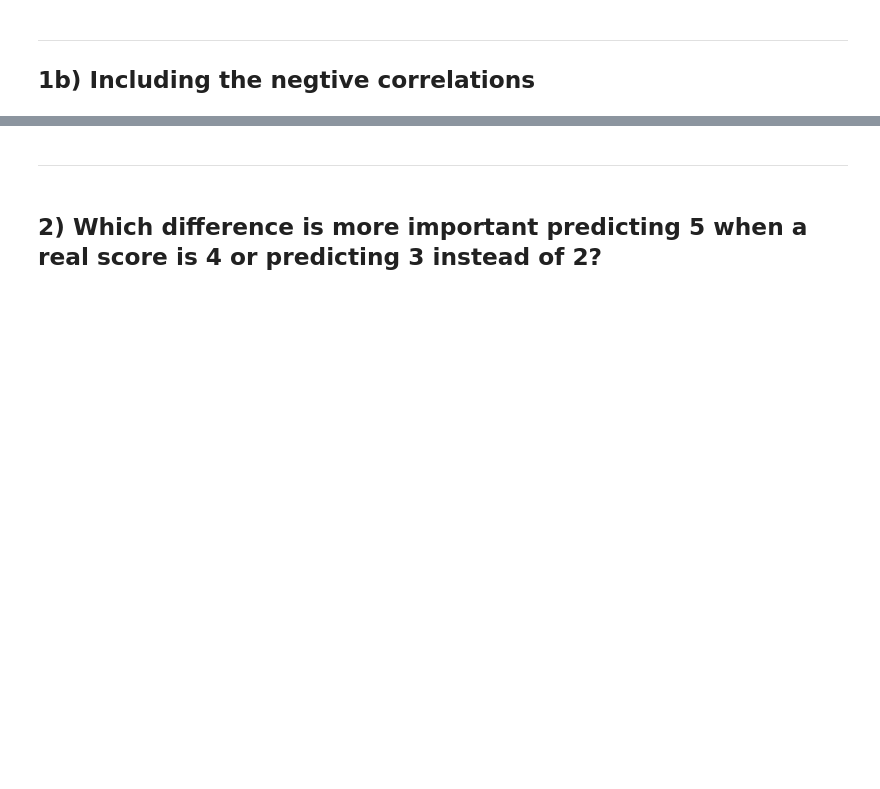
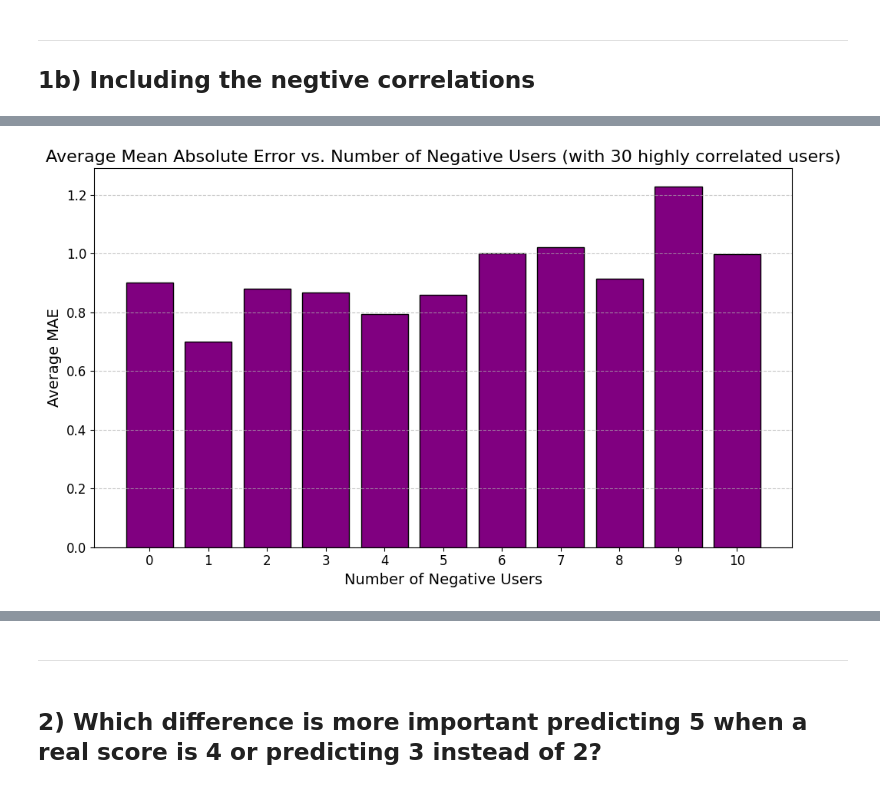
Before and after one commit to mmartyna123/InformationRetrieval, a Jupyter notebook: Lab5/Lab-IR5.ipynb, the cells around one changed output, grey strips where cells are left out. Drawn from its saved outputs; the diff is of its cells as text; code cells hidden in the pictures; blank space fills up the shorter version.

```diff
--- a/Lab5/Lab-IR5.ipynb
+++ b/Lab5/Lab-IR5.ipynb
@@ -823,0 +849,16 @@ From the graphs we see that including the negatively correlated users increases
+# %%
+negative_users_values = list(results.keys())
+average_maes = [results[nu]["maeAVG"] for nu in negative_users_values]
+
+plt.figure(figsize=(10, 6))
+plt.bar(negative_users_values, average_maes, color='purple', edgecolor='black')
+plt.xlabel('Number of Negative Users', fontsize=14)
+plt.ylabel('Average MAE', fontsize=14)
+plt.title('Average Mean Absolute Error vs. Number of Negative Users (with 30 highly correlated users)', fontsize=16)
+plt.grid(axis='y', linestyle='--', alpha=0.7)
+plt.xticks(negative_users_values, fontsize=12)
+plt.yticks(fontsize=12)
+plt.tight_layout()
+plt.show()
+# %% [output]
+[figure, added]
```
Also changed, not shown: parts of 32 cells of this notebook.
